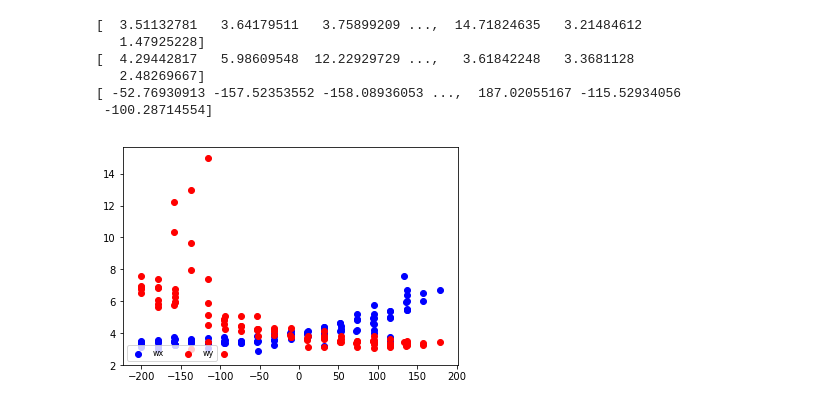
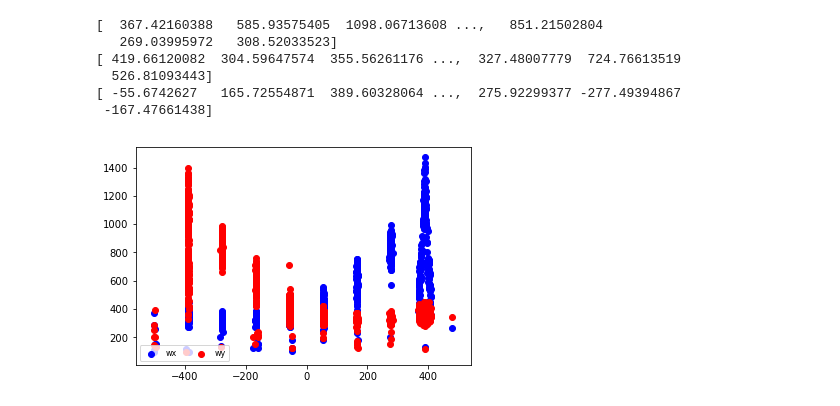
Before and after one commit to mikigom/storm-analysis, a Jupyter notebook: ipynb/Untitled.ipynb, the cells around one changed output. Cells and saved outputs as stored; diff of their text form; code cells hidden in the pictures.

```diff
--- a/ipynb/Untitled.ipynb
+++ b/ipynb/Untitled.ipynb
@@ -46,37 +46,37 @@ print(data[0])
 # %%
 # Case 1 # '/ nm_per_pixel' is needed
-w_x = np.sqrt(w*w/ratio) / 160
-w_y = np.sqrt(w*w*ratio) / 160
+w_x = np.sqrt(w*w/ratio)
+w_y = np.sqrt(w*w*ratio)
 #w_x = w*w/ratio / 160
 #w_y = w*w*ratio / 160
 
-# 1.34852565e-13   2.63157893e+00  -2.21052630e+02
+# 4.44444442e+00  -6.11111108e+02
 
-z = 2.63157893e+00*xc + 1.34852565e-13*yc -2.21052630e+02
+z = 4.44*xc + 0*yc - 611
 
 print(w_x)
 print(w_y)
 print(z)
 # %% [output]
-[  3.51132781   3.64179511   3.75899209 ...,  14.71824635   3.21484612
-   1.47925228]
-[  4.29442817   5.98609548  12.22929729 ...,   3.61842248   3.3681128
-   2.48269667]
-[ -52.76930913 -157.52353552 -158.08936053 ...,  187.02055167 -115.52934056
- -100.28714554]
+[  367.42160388   585.93575405  1098.06713608 ...,   851.21502804
+   269.03995972   308.52033523]
+[ 419.66120082  304.59647574  355.56261176 ...,  327.48007779  724.76613519
+  526.81093443]
+[ -55.6742627   165.72554871  389.60328064 ...,  275.92299377 -277.49394867
+ -167.47661438]
 # %%
 colors = ['b', 'r']
 
-wx_plot = plt.scatter(z[0:100], w_x[0:100], marker='o', c=colors[0], edgecolors = 'face')
-wy_plot = plt.scatter(z[0:100], w_y[0:100], marker='o', c=colors[1], edgecolors = 'face')
+wx_plot = plt.scatter(z, w_x, marker='o', c=colors[0], edgecolors = 'face')
+wy_plot = plt.scatter(z, w_y, marker='o', c=colors[1], edgecolors = 'face')
 
 plt.legend((wx_plot, wy_plot),
            ('wx', 'wy'),
            scatterpoints=1,
            loc='lower left',
            ncol=3,
            fontsize=8)
 
 plt.show()
 # %% [output]
-[figure, old version]
+[figure, new version]
```
Also changed, not shown: parts of 13 cells of this notebook, 13 other files.
